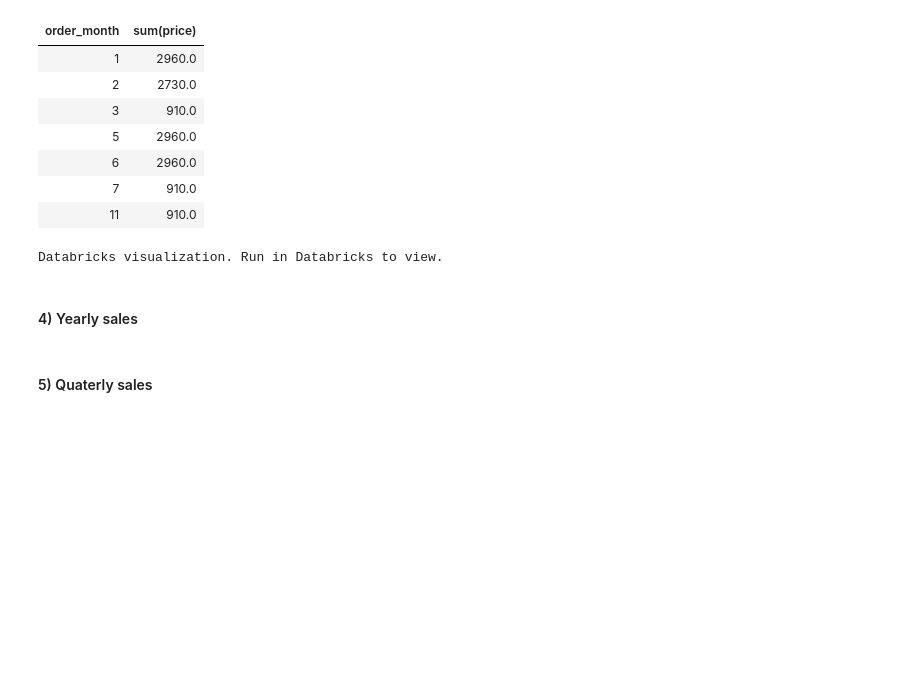
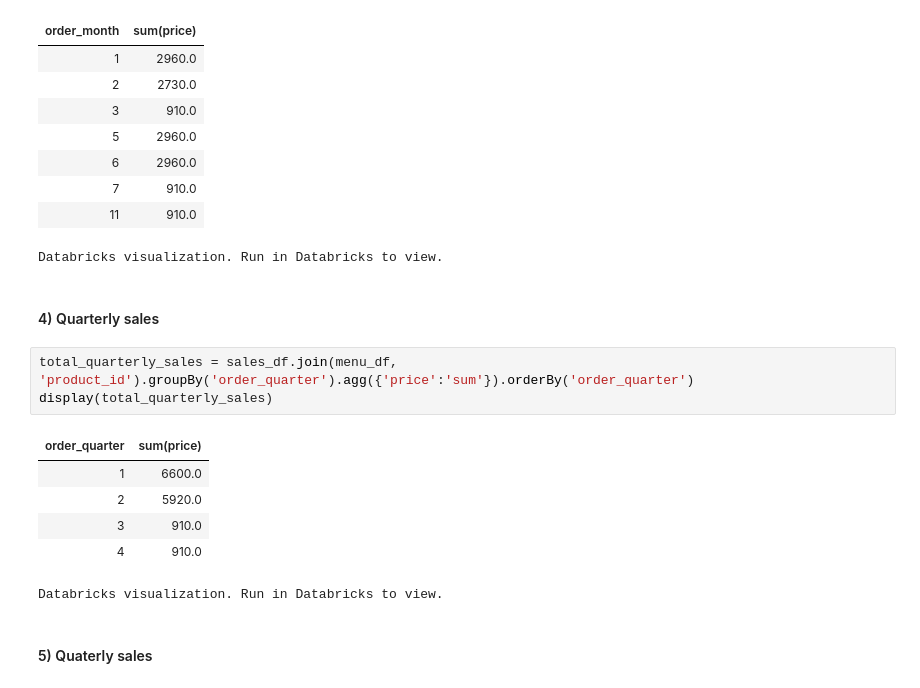
Before and after one commit to ketan-hedaoo/pyspark_kpi_development_and_visualization, a Jupyter notebook: pyspark sales analysis project.ipynb, the cells around one changed output. Saved outputs shown, nothing was run; the diff lists cells and outputs as text; blank space fills up the shorter version.

```diff
--- a/pyspark sales analysis project.ipynb
+++ b/pyspark sales analysis project.ipynb
@@ -108,6 +108,16 @@ display(total_monthly_sales)
 | 11 | 910.0 |
 Databricks visualization. Run in Databricks to view.
 # %% [markdown]
-#### 4) Yearly sales
+#### 4) Quarterly sales
+# %%
+total_quarterly_sales = sales_df.join(menu_df, 'product_id').groupBy('order_quarter').agg({'price':'sum'}).orderBy('order_quarter')
+display(total_quarterly_sales)
+# %% [output]
+| order_quarter | sum(price) |
+| 1 | 6600.0 |
+| 2 | 5920.0 |
+| 3 | 910.0 |
+| 4 | 910.0 |
+Databricks visualization. Run in Databricks to view.
 # %% [markdown]
 #### 5) Quaterly sales
```
Also changed, not shown: parts of 10 cells of this notebook.
